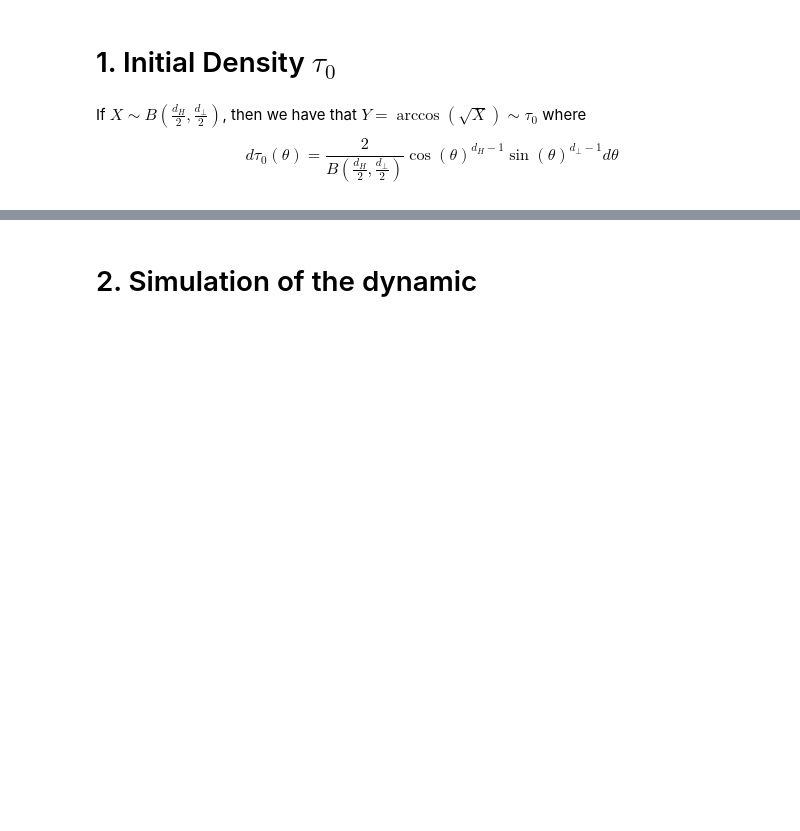
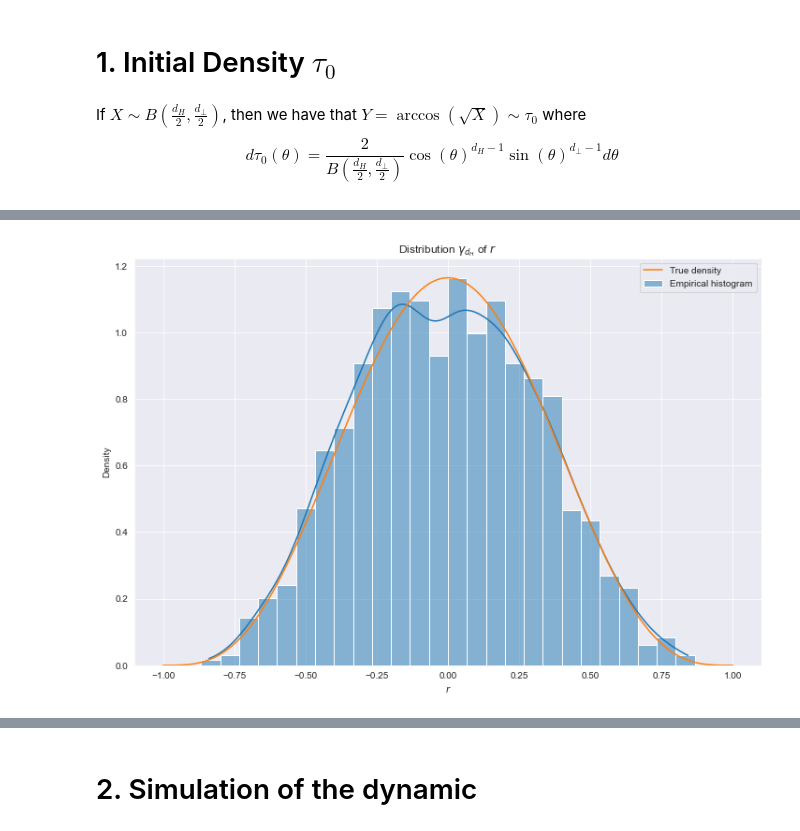
Before and after one commit to karl-hajjar/learning-structure, a Jupyter notebook: learning-structure/notebooks/1d-angles-simulation.ipynb, the cells around one changed output, grey strips where cells are left out. Cells and saved outputs as stored; diff of their text form; code cells hidden in the pictures; blank space fills up the shorter version.

```diff
--- a/learning-structure/notebooks/1d-angles-simulation.ipynb
+++ b/learning-structure/notebooks/1d-angles-simulation.ipynb
@@ -85,0 +90,23 @@ signs = np.copy(initial_cs)
+# %%
+omegas = np.arccos(np.sqrt(np.random.beta(d_H/2, (d-d_H)/2, size=N_b))).reshape(-1)
+qs = np.sqrt(np.random.beta(1/2, (d_H - 1)/2, size=(1, 2*N_b)))
+vs = np.sqrt(np.random.beta(1/2, (d-d_H-1)/2, size=(1, 2*N_b)))
+bernouillis = np.sign(np.random.uniform(low=-1., high=1.0, size=(2, 2*N_b)))
+rs = (qs * bernouillis[0, :]).reshape(-1)
+us = (vs * bernouillis[1, :]).reshape(-1)
+# %%
+u_grid = np.linspace(start=-1., stop=1., num=num, endpoint=True)
+colors = sns.color_palette()
+
+data = pd.DataFrame(columns=['$r$'])
+data['$r$'] = rs
+
+plt.figure(figsize=(12, 8))
+sns.histplot(data, x='$r$', stat='density', kde=True, binrange=(-1., 1.), bins=30,
+             label='Empirical histogram')
+plt.plot(u_grid, (1 - u_grid**2)**((d_H-3)/2) / s.beta(1/2, (d_H-1)/2), color=colors[1], label='True density')
+plt.title('Distribution $\gamma_{d_H}$ of $r$')
+plt.legend()
+plt.show()
+# %% [output]
+[figure, added]
```
Also changed, not shown: parts of 61 cells of this notebook, 2 other files.
